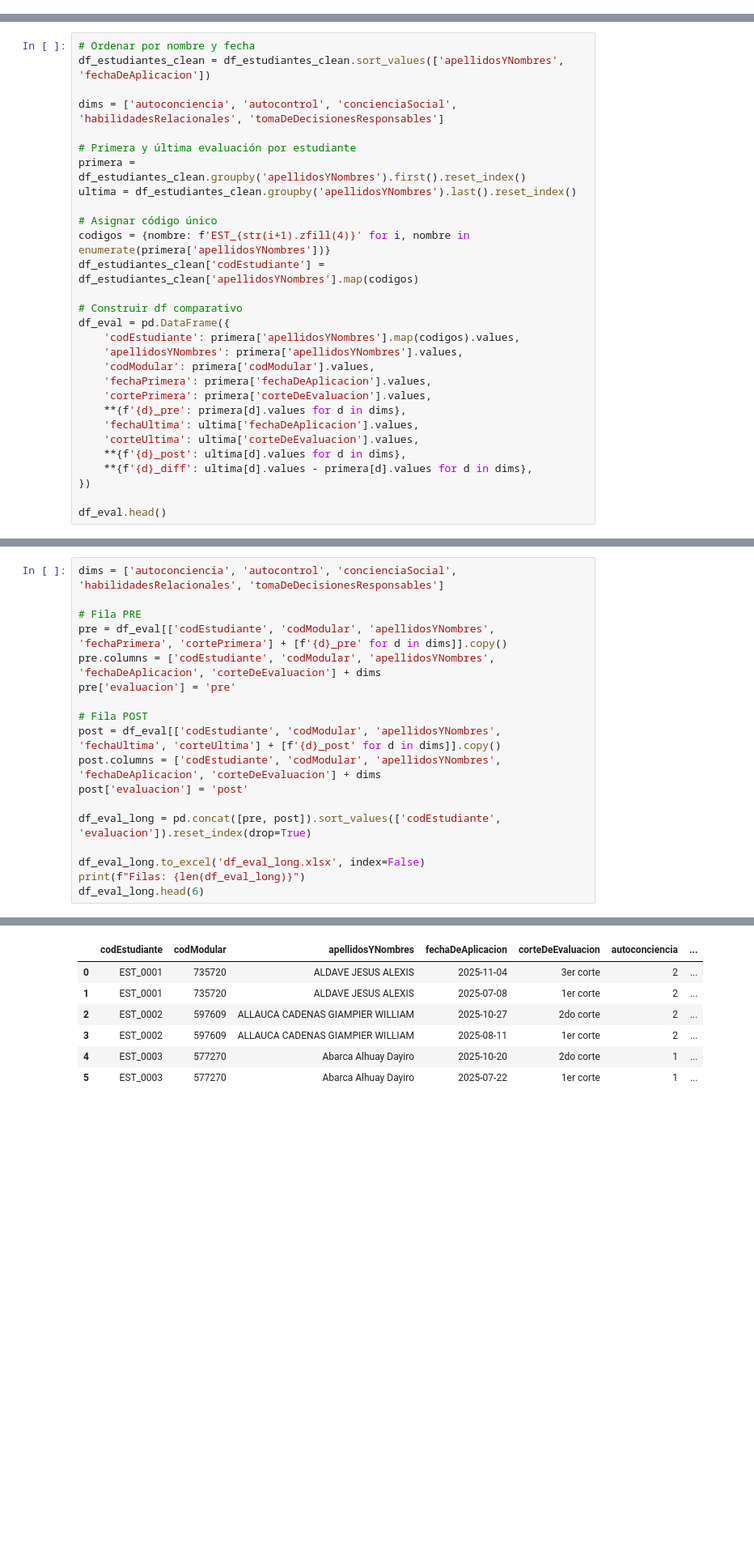
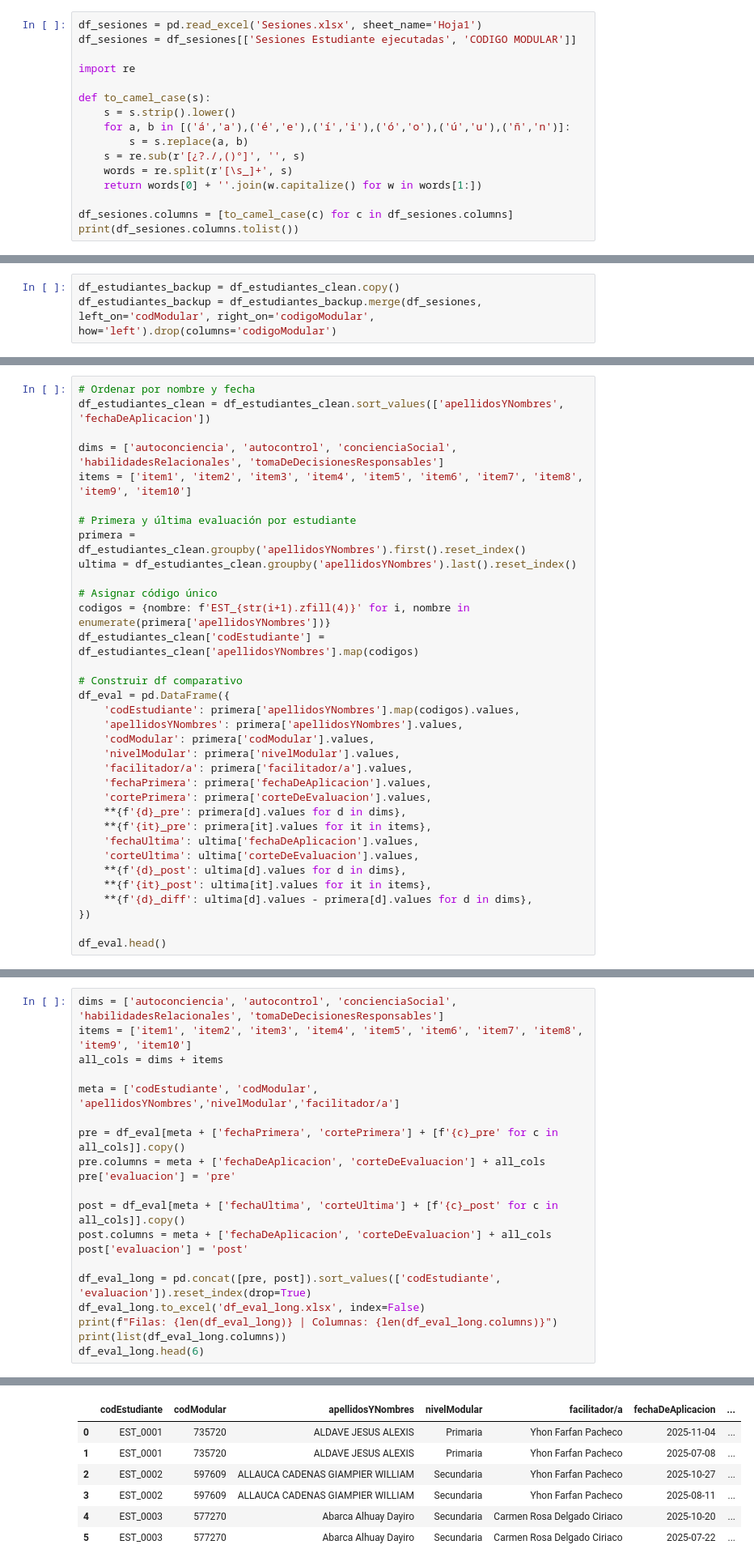
Before and after one commit to dmontjoy/impactamasgrupo3, a Jupyter notebook: p2.ipynb, the cells around one changed output, grey strips where cells are left out. Shown at 81% size. Saved outputs shown, nothing was run; the diff lists cells and outputs as text; blank space fills up the shorter version.

```diff
--- a/p2.ipynb
+++ b/p2.ipynb
@@ -80,3 +80,19 @@ df_estudiantes_clean = df_estudiantes[~mask_dupes]
 print(f"Total estudiantes después de eliminar duplicados: {len(df_estudiantes_clean)}")
 # %% [output]
 Total estudiantes después de eliminar duplicados: 1229
+# %%
+df_sesiones = pd.read_excel('Sesiones.xlsx', sheet_name='Hoja1')
+df_sesiones = df_sesiones[['Sesiones Estudiante ejecutadas', 'CODIGO MODULAR']]
+
+import re
+
+def to_camel_case(s):
+    s = s.strip().lower()
+    for a, b in [('á','a'),('é','e'),('í','i'),('ó','o'),('ú','u'),('ñ','n')]:
+        s = s.replace(a, b)
+    s = re.sub(r'[¿?./,()°]', '', s)
+    words = re.split(r'[\s_]+', s)
+    return words[0] + ''.join(w.capitalize() for w in words[1:])
+
+df_sesiones.columns = [to_camel_case(c) for c in df_sesiones.columns]
+print(df_sesiones.columns.tolist())
@@ -82,0 +101,3 @@ Total estudiantes después de eliminar duplicados: 1229
+# %%
+df_estudiantes_backup = df_estudiantes_clean.copy()
+df_estudiantes_backup = df_estudiantes_backup.merge(df_sesiones, left_on='codModular', right_on='codigoModular', how='left').drop(columns='codigoModular')
@@ -121,6 +515,7 @@ df_estudiantes_clean[dims].head()
 df_estudiantes_clean = df_estudiantes_clean.sort_values(['apellidosYNombres', 'fechaDeAplicacion'])
 
 dims = ['autoconciencia', 'autocontrol', 'concienciaSocial', 'habilidadesRelacionales', 'tomaDeDecisionesResponsables']
+items = ['item1', 'item2', 'item3', 'item4', 'item5', 'item6', 'item7', 'item8', 'item9', 'item10']
 
 # Primera y última evaluación por estudiante
 primera = df_estudiantes_clean.groupby('apellidosYNombres').first().reset_index()
@@ -135,12 +530,16 @@ df_eval = pd.DataFrame({
     'codEstudiante': primera['apellidosYNombres'].map(codigos).values,
     'apellidosYNombres': primera['apellidosYNombres'].values,
     'codModular': primera['codModular'].values,
+    'nivelModular': primera['nivelModular'].values,
+    'facilitador/a': primera['facilitador/a'].values,
     'fechaPrimera': primera['fechaDeAplicacion'].values,
     'cortePrimera': primera['corteDeEvaluacion'].values,
     **{f'{d}_pre': primera[d].values for d in dims},
+    **{f'{it}_pre': primera[it].values for it in items},
     'fechaUltima': ultima['fechaDeAplicacion'].values,
     'corteUltima': ultima['corteDeEvaluacion'].values,
     **{f'{d}_post': ultima[d].values for d in dims},
+    **{f'{it}_post': ultima[it].values for it in items},
     **{f'{d}_diff': ultima[d].values - primera[d].values for d in dims},
 })
 
@@ -160,20 +576,22 @@ df_eval.head()
 Exportado: df_eval.xlsx
 # %%
 dims = ['autoconciencia', 'autocontrol', 'concienciaSocial', 'habilidadesRelacionales', 'tomaDeDecisionesResponsables']
+items = ['item1', 'item2', 'item3', 'item4', 'item5', 'item6', 'item7', 'item8', 'item9', 'item10']
+all_cols = dims + items
 
-# Fila PRE
-pre = df_eval[['codEstudiante', 'codModular', 'apellidosYNombres', 'fechaPrimera', 'cortePrimera'] + [f'{d}_pre' for d in dims]].copy()
-pre.columns = ['codEstudiante', 'codModular', 'apellidosYNombres', 'fechaDeAplicacion', 'corteDeEvaluacion'] + dims
+meta = ['codEstudiante', 'codModular', 'apellidosYNombres','nivelModular','facilitador/a']
+
+pre = df_eval[meta + ['fechaPrimera', 'cortePrimera'] + [f'{c}_pre' for c in all_cols]].copy()
+pre.columns = meta + ['fechaDeAplicacion', 'corteDeEvaluacion'] + all_cols
 pre['evaluacion'] = 'pre'
 
-# Fila POST
-post = df_eval[['codEstudiante', 'codModular', 'apellidosYNombres', 'fechaUltima', 'corteUltima'] + [f'{d}_post' for d in dims]].copy()
-post.columns = ['codEstudiante', 'codModular', 'apellidosYNombres', 'fechaDeAplicacion', 'corteDeEvaluacion'] + dims
+post = df_eval[meta + ['fechaUltima', 'corteUltima'] + [f'{c}_post' for c in all_cols]].copy()
+post.columns = meta + ['fechaDeAplicacion', 'corteDeEvaluacion'] + all_cols
 post['evaluacion'] = 'post'
 
 df_eval_long = pd.concat([pre, post]).sort_values(['codEstudiante', 'evaluacion']).reset_index(drop=True)
-
 df_eval_long.to_excel('df_eval_long.xlsx', index=False)
-print(f"Filas: {len(df_eval_long)}")
+print(f"Filas: {len(df_eval_long)} | Columnas: {len(df_eval_long.columns)}")
+print(list(df_eval_long.columns))
 df_eval_long.head(6)
 # %% [output]
@@ -181,7 +600,7 @@ Filas: 388
-|  | codEstudiante | codModular | apellidosYNombres | fechaDeAplicacion | corteDeEvaluacion | autoconciencia | ... |
-| 0 | EST_0001 | 735720 | ALDAVE JESUS ALEXIS | 2025-11-04 | 3er corte | 2 | ... |
-| 1 | EST_0001 | 735720 | ALDAVE JESUS ALEXIS | 2025-07-08 | 1er corte | 2 | ... |
-| 2 | EST_0002 | 597609 | ALLAUCA CADENAS GIAMPIER WILLIAM | 2025-10-27 | 2do corte | 2 | ... |
-| 3 | EST_0002 | 597609 | ALLAUCA CADENAS GIAMPIER WILLIAM | 2025-08-11 | 1er corte | 2 | ... |
-| 4 | EST_0003 | 577270 | Abarca Alhuay Dayiro | 2025-10-20 | 2do corte | 1 | ... |
-| 5 | EST_0003 | 577270 | Abarca Alhuay Dayiro | 2025-07-22 | 1er corte | 1 | ... |
+|  | codEstudiante | codModular | apellidosYNombres | nivelModular | facilitador/a | fechaDeAplicacion | ... |
+| 0 | EST_0001 | 735720 | ALDAVE JESUS ALEXIS | Primaria | Yhon Farfan Pacheco | 2025-11-04 | ... |
+| 1 | EST_0001 | 735720 | ALDAVE JESUS ALEXIS | Primaria | Yhon Farfan Pacheco | 2025-07-08 | ... |
+| 2 | EST_0002 | 597609 | ALLAUCA CADENAS GIAMPIER WILLIAM | Secundaria | Yhon Farfan Pacheco | 2025-10-27 | ... |
+| 3 | EST_0002 | 597609 | ALLAUCA CADENAS GIAMPIER WILLIAM | Secundaria | Yhon Farfan Pacheco | 2025-08-11 | ... |
+| 4 | EST_0003 | 577270 | Abarca Alhuay Dayiro | Secundaria | Carmen Rosa Delgado Ciriaco | 2025-10-20 | ... |
+| 5 | EST_0003 | 577270 | Abarca Alhuay Dayiro | Secundaria | Carmen Rosa Delgado Ciriaco | 2025-07-22 | ... |
```
Also changed, not shown: parts of 42 cells of this notebook, 2 other files.
